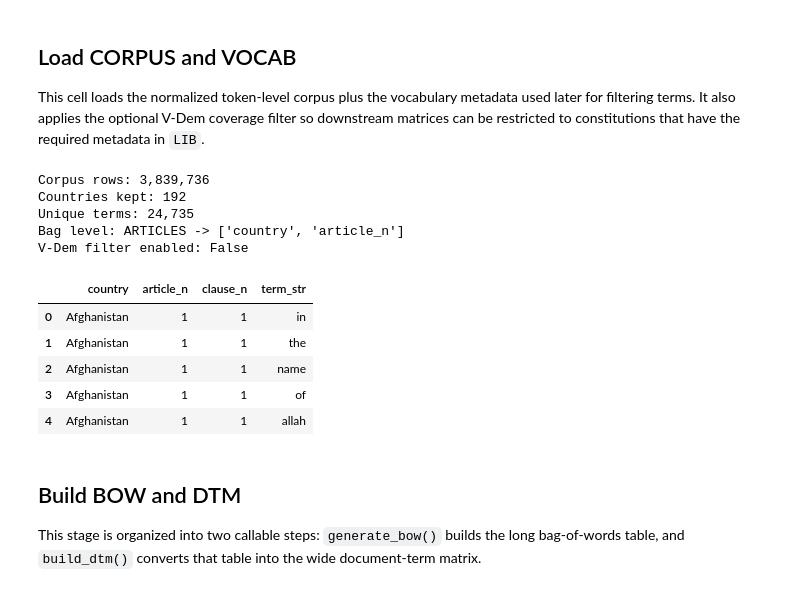
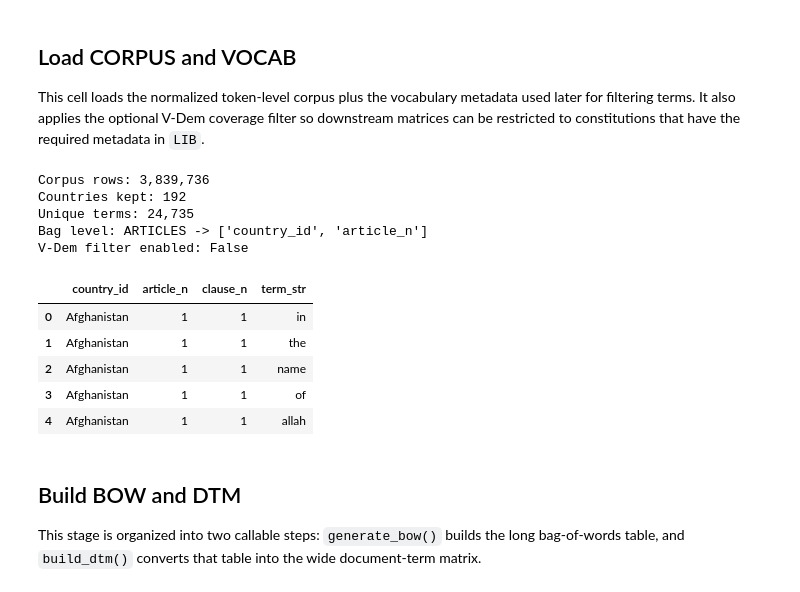
Before and after one commit to gknapp101/ds5001_final_project, a Jupyter notebook: build_derived_tables.ipynb, the cells around one changed output. Saved outputs shown, nothing was run; the diff lists cells and outputs as text; code cells hidden in the pictures.

```diff
--- a/build_derived_tables.ipynb
+++ b/build_derived_tables.ipynb
@@ -71,38 +71,38 @@ This cell loads the normalized token-level corpus plus the vocabulary metadata u
 # %%
 # Load the normalized corpus and vocabulary inputs for table building.
 CORPUS = pd.read_csv(
     CORPUS_CSV,
-    usecols=['country', 'article_n', 'clause_n', 'term_str']
+    usecols=['country_id', 'article_n', 'clause_n', 'term_str']
 )
 # Clean empty terms so the matrix steps only see valid vocabulary items.
 CORPUS['term_str'] = CORPUS['term_str'].fillna('').astype(str).str.strip()
 CORPUS = CORPUS[CORPUS['term_str'] != ''].copy()
 
 # Align term metadata by term string for later filtering.
 VOCAB = pd.read_csv(VOCAB_CSV).set_index('term_str')
 LIB = pd.read_csv(LIB_CSV)
 
 if USE_ONLY_VDEM_COUNTRIES:
     valid_countries = set(
-        LIB.dropna(subset=REQUIRED_VDEM_COLS)['country']
+        LIB.dropna(subset=REQUIRED_VDEM_COLS)['country_id']
     )
-    CORPUS = CORPUS[CORPUS['country'].isin(valid_countries)].copy()
+    CORPUS = CORPUS[CORPUS['country_id'].isin(valid_countries)].copy()
 else:
-    valid_countries = set(CORPUS['country'].unique())
+    valid_countries = set(CORPUS['country_id'].unique())
 
 print(f'Corpus rows: {len(CORPUS):,}')
 print(f'Countries kept: {len(valid_countries):,}')
 print(f'Unique terms: {CORPUS["term_str"].nunique():,}')
 print(f'Bag level: {BAG_NAME} -> {BAG_LEVELS[BAG_NAME]}')
 print(f'V-Dem filter enabled: {USE_ONLY_VDEM_COUNTRIES}')
 CORPUS.head()
 # %% [output]
 Corpus rows: 3,839,736
 Countries kept: 192
 Unique terms: 24,735
-Bag level: ARTICLES -> ['country', 'article_n']
+Bag level: ARTICLES -> ['country_id', 'article_n']
 V-Dem filter enabled: False
-|  | country | article_n | clause_n | term_str |
+|  | country_id | article_n | clause_n | term_str |
 | 0 | Afghanistan | 1 | 1 | in |
 | 1 | Afghanistan | 1 | 1 | the |
 | 2 | Afghanistan | 1 | 1 | name |
```
Also changed, not shown: parts of 5 cells of this notebook, 3 other files.
